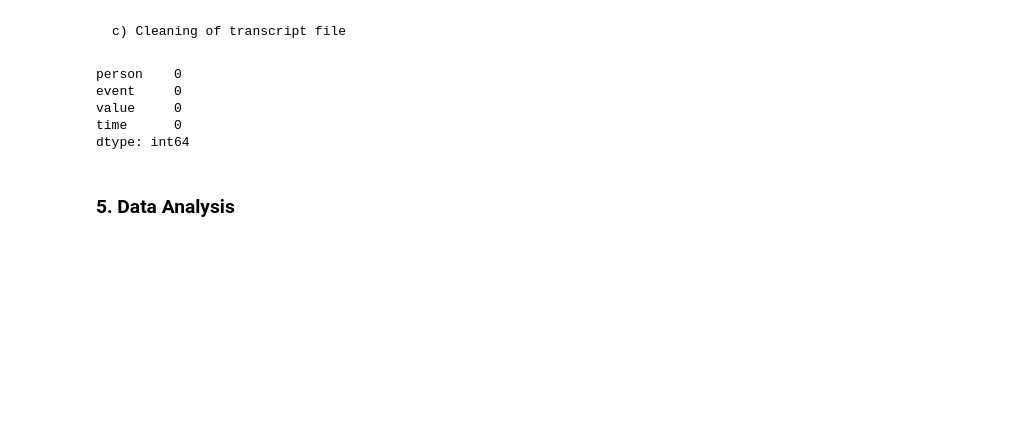
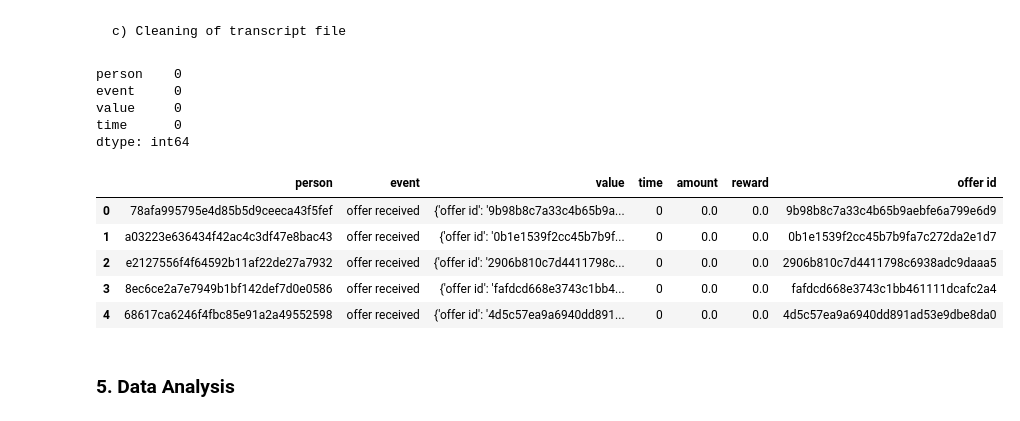
Before and after one commit to ZhuqingZhang0422/Starbucks-Capstone-Project, a Jupyter notebook: Starbucks_Capstone_notebook.ipynb, the cells around one changed output. Drawn from its saved outputs; the diff is of its cells as text; code cells hidden in the pictures; blank space fills up the shorter version.

```diff
--- a/Starbucks_Capstone_notebook.ipynb
+++ b/Starbucks_Capstone_notebook.ipynb
@@ -295,6 +296,14 @@ for i, j in transcript.iterrows():
 study_tran = transcript.drop('value',axis = 1)
 # %%
 study_tran = transcript.copy()
+study_tran.head()
+# %% [output]
+|  | person | event | value | time | amount | reward | offer id |
+| 0 | 78afa995795e4d85b5d9ceeca43f5fef | offer received | {'offer id': '9b98b8c7a33c4b65b9a... | 0 | 0.0 | 0.0 | 9b98b8c7a33c4b65b9aebfe6a799e6d9 |
+| 1 | a03223e636434f42ac4c3df47e8bac43 | offer received | {'offer id': '0b1e1539f2cc45b7b9f... | 0 | 0.0 | 0.0 | 0b1e1539f2cc45b7b9fa7c272da2e1d7 |
+| 2 | e2127556f4f64592b11af22de27a7932 | offer received | {'offer id': '2906b810c7d4411798c... | 0 | 0.0 | 0.0 | 2906b810c7d4411798c6938adc9daaa5 |
+| 3 | 8ec6ce2a7e7949b1bf142def7d0e0586 | offer received | {'offer id': 'fafdcd668e3743c1bb4... | 0 | 0.0 | 0.0 | fafdcd668e3743c1bb461111dcafc2a4 |
+| 4 | 68617ca6246f4fbc85e91a2a49552598 | offer received | {'offer id': '4d5c57ea9a6940dd891... | 0 | 0.0 | 0.0 | 4d5c57ea9a6940dd891ad53e9dbe8da0 |
 # %% [markdown]
 ### 5. Data Analysis
 # %% [markdown]
```
Also changed, not shown: parts of 6 cells of this notebook, 6 other files.
